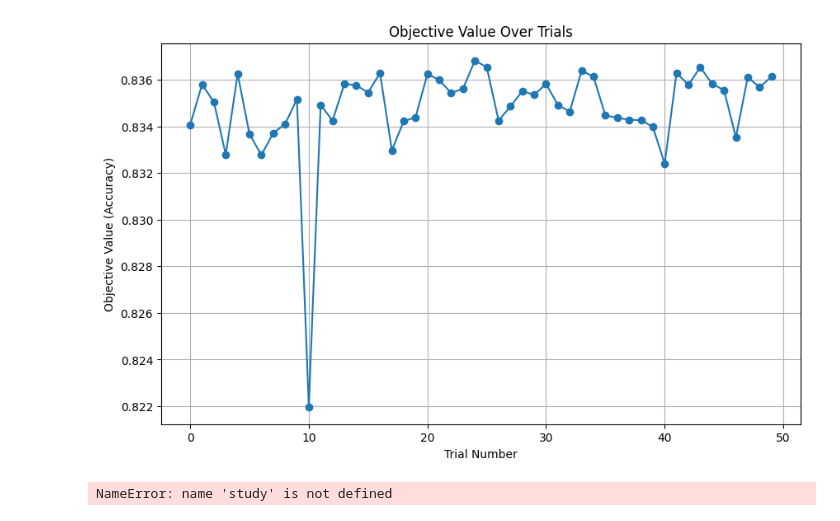
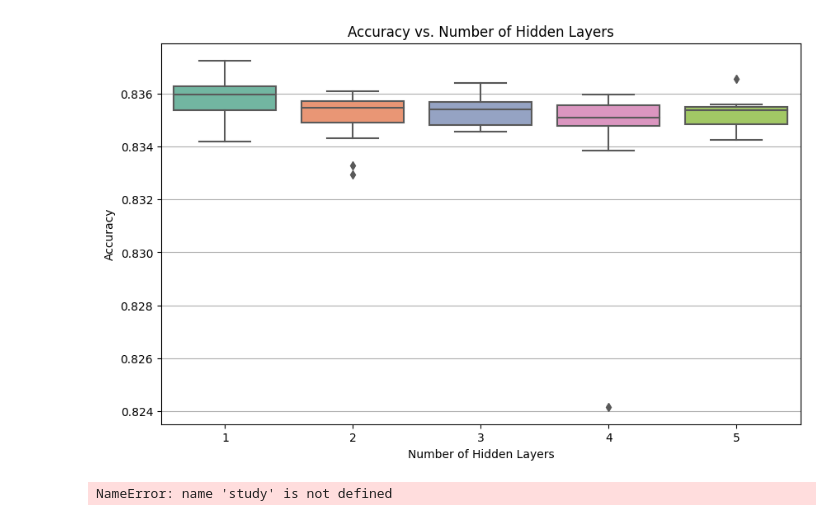
Before and after one commit to matsammut/ICS5110-Applied_ML, a Jupyter notebook: ann.ipynb, the cells around one changed output. Cells and saved outputs as stored; diff of their text form; code cells hidden in the pictures.

```diff
--- a/ann.ipynb
+++ b/ann.ipynb
@@ -110,55 +109,42 @@ ImportError: Tried to import 'plotly' but failed. Please make sure that the pack
-# %%
-import matplotlib.pyplot as plt
-
-# Extract data from the study
-trials = study.trials
-values = [trial.value for trial in trials if trial.value is not None]
-trial_numbers = range(len(values))
-
-# Plot
-plt.figure(figsize=(10, 6))
-plt.plot(trial_numbers, values, marker='o', linestyle='-')
-plt.title('Objective Value Over Trials')
-plt.xlabel('Trial Number')
-plt.ylabel('Objective Value (Accuracy)')
-plt.grid()
-plt.show()
-# %% [output]
-[figure, removed]
 # %%
-import matplotlib.pyplot as plt
 
-# Extract the number of layers and the corresponding objective values (accuracy)
-n_layers = [trial.params['n_layers'] for trial in study.trials if trial.value is not None]
-accuracies = [trial.value for trial in study.trials if trial.value is not None]
 
-# Create a scatter plot (or you can use a line plot if preferred)
+n_layers = [trial.params['n_layers'] for trial in study.trials]
+accuracies = [trial.value for trial in study.trials]
+
+
+data = pd.DataFrame({'n_layers': n_layers, 'accuracy': accuracies})
 plt.figure(figsize=(10, 6))
-plt.scatter(n_layers, accuracies, c='blue', alpha=0.6)
+sns.boxplot(x='n_layers', y='accuracy', data=data, palette='Set2')
+
+
 plt.title('Accuracy vs. Number of Hidden Layers')
 plt.xlabel('Number of Hidden Layers')
 plt.ylabel('Accuracy')
-plt.grid(True)
+plt.grid(axis='y')
+plt.show()
 # %% [output]
-NameError: name 'study' is not defined
+[figure, added]
 # %%
-import seaborn as sns
-
-# Extract the number of layers and accuracies
-n_layers = [trial.params['n_layers'] for trial in study.trials if trial.value is not None]
+n_units_i = [trial.params['n_units_i'] for trial in study.trials]
+n_units_h = [trial.params['n_units_h'] for trial in study.trials]
 accuracies = [trial.value for trial in study.trials if trial.value is not None]
 
-# Combine into a DataFrame for easier plotting
-import pandas as pd
-data = pd.DataFrame({'n_layers': n_layers, 'accuracy': accuracies})
+data = pd.DataFrame({'n_units_i': n_units_i, 'n_units_h': n_units_h, 'accuracy': accuracies})
 
-# Create the box plot
-plt.figure(figsize=(10, 6))
-sns.boxplot(x='n_layers', y='accuracy', data=data, palette='Set2')
+pivot_data = data.pivot_table(index='n_units_h', columns='n_units_i', values='accuracy')
+
+plt.figure(figsize=(12, 8))
+for n_input_neurons in pivot_data.columns:
+    plt.plot(pivot_data.index, pivot_data[n_input_neurons], marker='o', label=f'n_units_i={n_input_neurons}')
 
 # Customize the plot
-plt.title('Accuracy vs. Number of Hidden Layers')
-plt.xlabel('Number of Hidden Layers')
-plt.ylabel('Accuracy')
-plt.grid(axis='y')  # Add gridlines for easier comparison
+plt.title('Accuracy vs. Number of Neurons (Input and Hidden Layers)', fontsize=14)
+plt.xlabel('Number of Neurons in Hidden Layer ', fontsize=12)
+plt.ylabel('Accuracy', fontsize=12)
+plt.legend(title='Input Layer Neurons', fontsize=10)
+plt.grid(alpha=0.3)
+plt.xticks(pivot_data.index)
 plt.show()
+# %% [output]
+NameError: name 'study' is not defined
```
Also changed, not shown: parts of 6 cells of this notebook, 3 other files.
